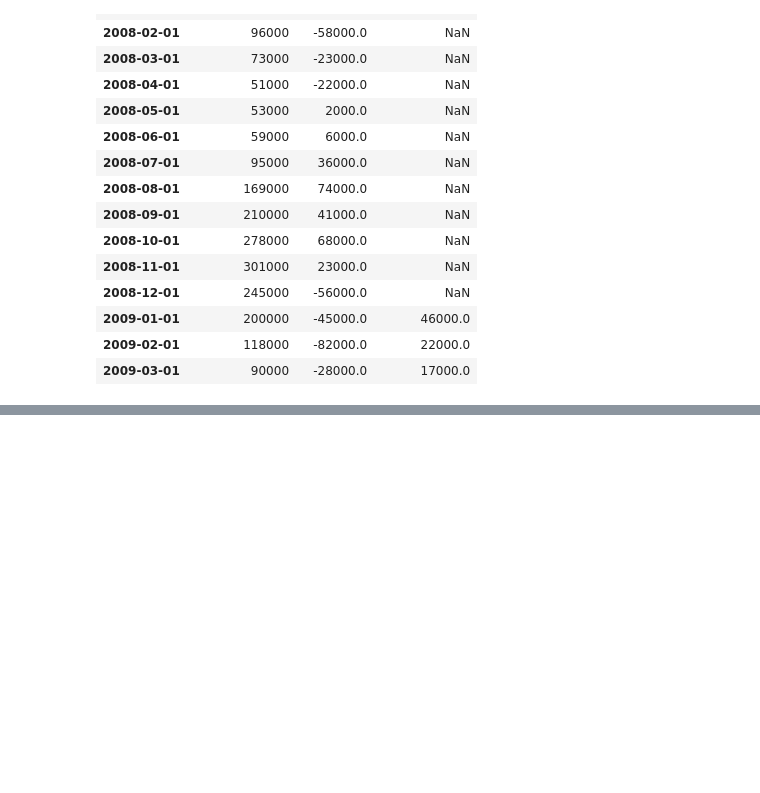
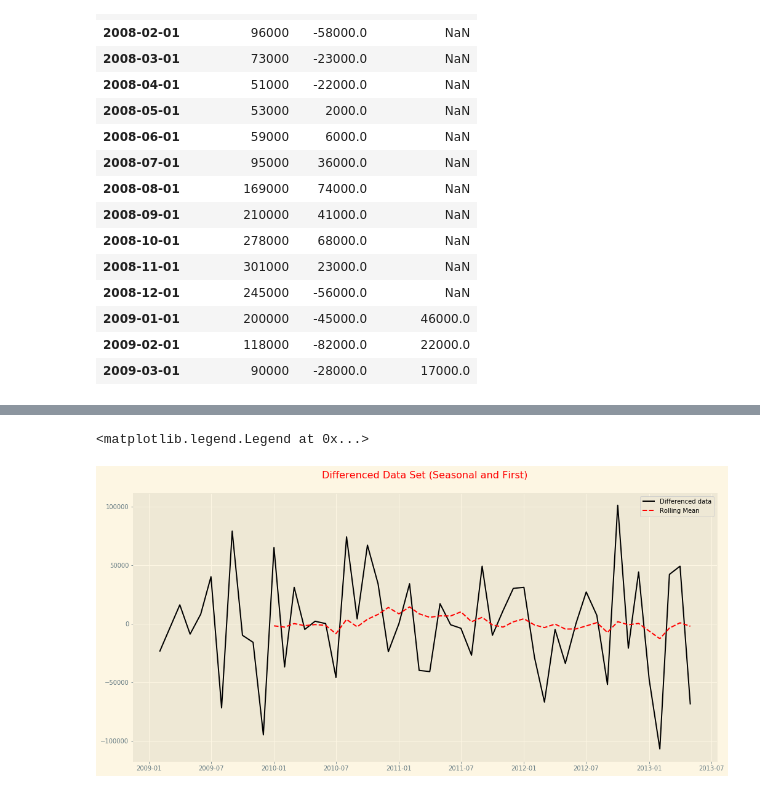
Before and after one commit to hamzajabbarr/time_series_forecasting_example, a Jupyter notebook: Time_series.ipynb, the cells around one changed output, grey strips where cells are left out. Drawn from its saved outputs; the diff is of its cells as text; code cells hidden in the pictures; blank space fills up the shorter version.

```diff
--- a/Time_series.ipynb
+++ b/Time_series.ipynb
@@ -760,0 +799,7 @@ train_clean = train[['Seasonal Diff']].dropna()
+# %%
+plt.figure(figsize = (17,8))
+plt.plot(train_clean['First Diff'], label = "Differenced data", color = 'black')
+plt.plot(train_clean['First Diff'].rolling(window = 12).mean(), linestyle = '--', label = "Rolling Mean", color = 'red')
+plt.title('Differenced Data Set (Seasonal and First)', pad = 25, color = 'red')
+plt.legend()
+# %% [output]
@@ -760,0 +811,2 @@ train_clean = train[['Seasonal Diff']].dropna()
+<matplotlib.legend.Legend at 0x...>
+[figure, added]
```
Also changed, not shown: parts of 10 cells of this notebook.
